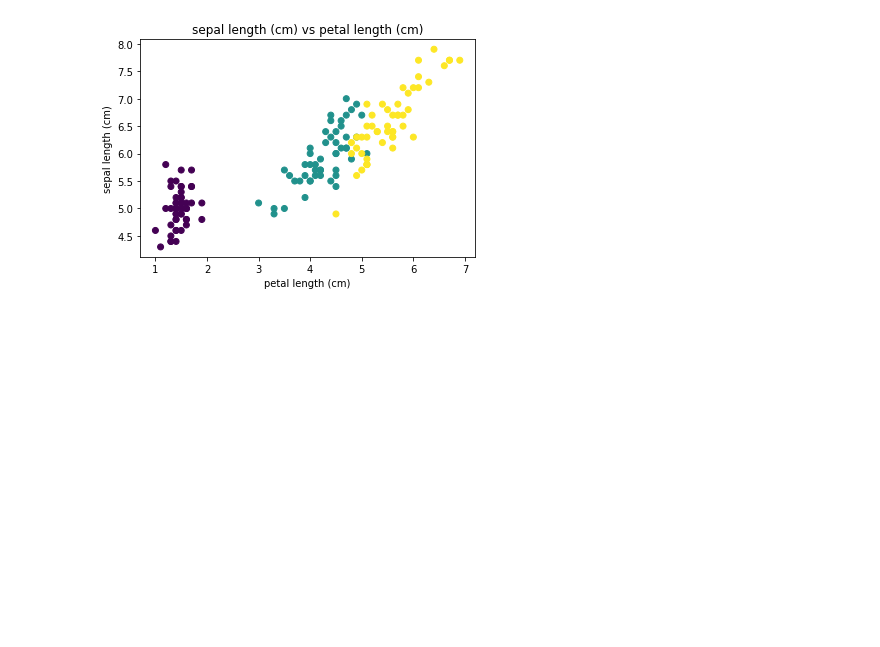
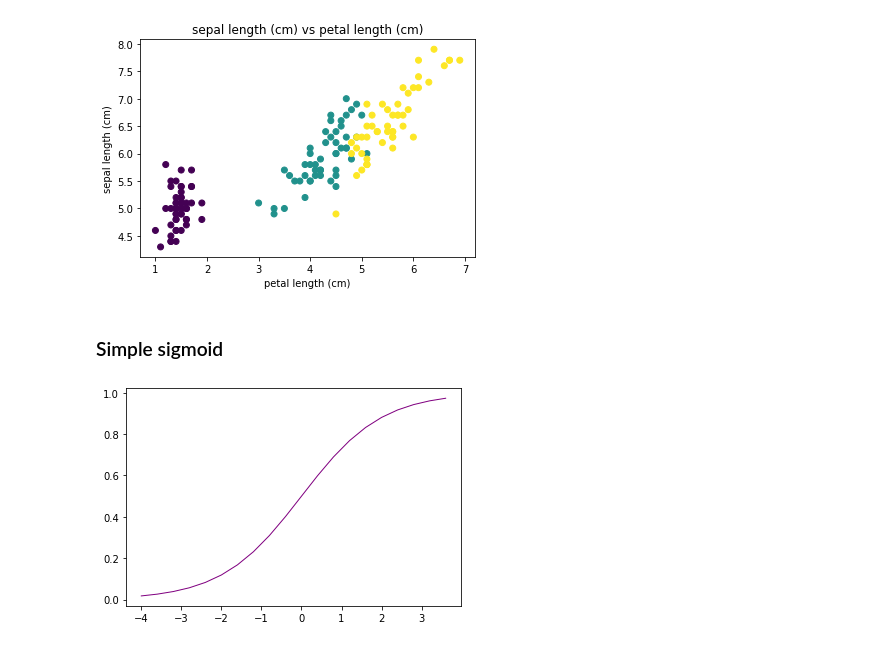
Before and after one commit to KMate-ISD/Machine_learning, a Jupyter notebook: ML_basics.ipynb, the cells around one changed output. Cells and saved outputs as stored; diff of their text form; code cells hidden in the pictures; blank space fills up the shorter version.

Commit message:
Add simple sigmoid function

```diff
--- a/ML_basics.ipynb
+++ b/ML_basics.ipynb
@@ -121,3 +121,16 @@ plt.title(f'{data_iris.feature_names[0]} vs {data_iris.feature_names[2]}')
 plt.show()
 # %% [output]
 [figure]
+# %% [markdown]
+### Simple sigmoid
+# %%
+def logistic_function(x):
+  return 1/(1+math.exp(-x))
+
+x=[i*0.4 for i in range(-10,10)]
+y=[logistic_function(i) for i in x]
+
+plt.plot(x, y, label='logistic function', color='purple', linewidth=1)
+plt.show()
+# %% [output]
+[figure, added]
```
Also changed, not shown: parts of 1 cell of this notebook.
